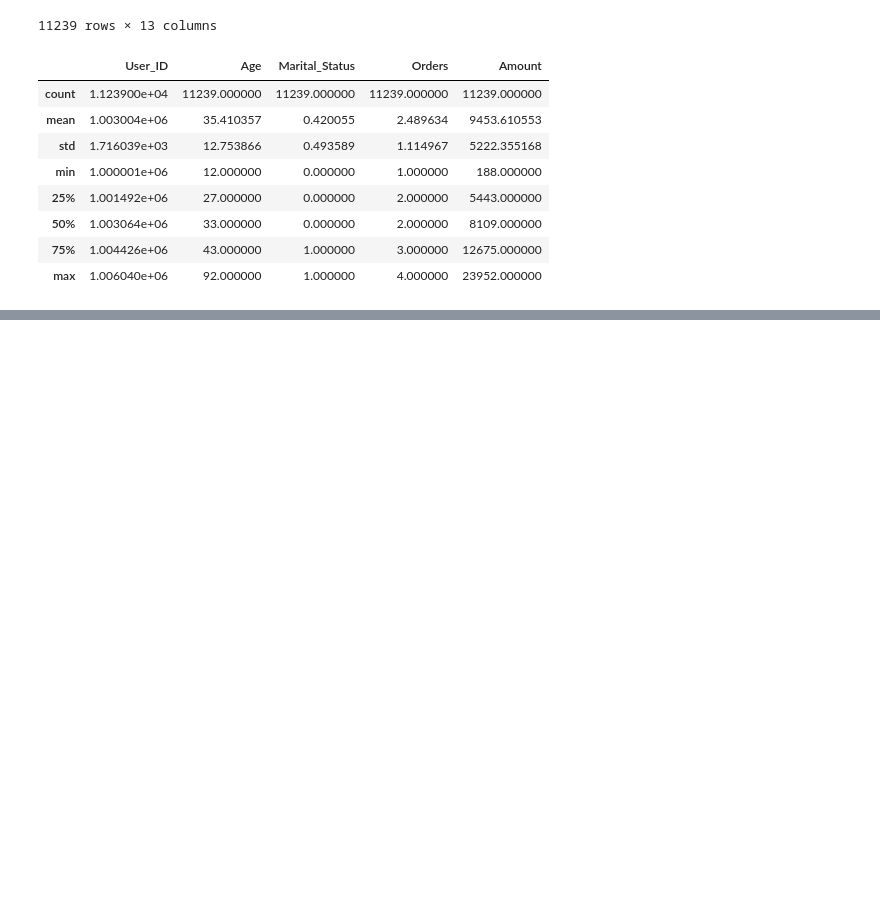
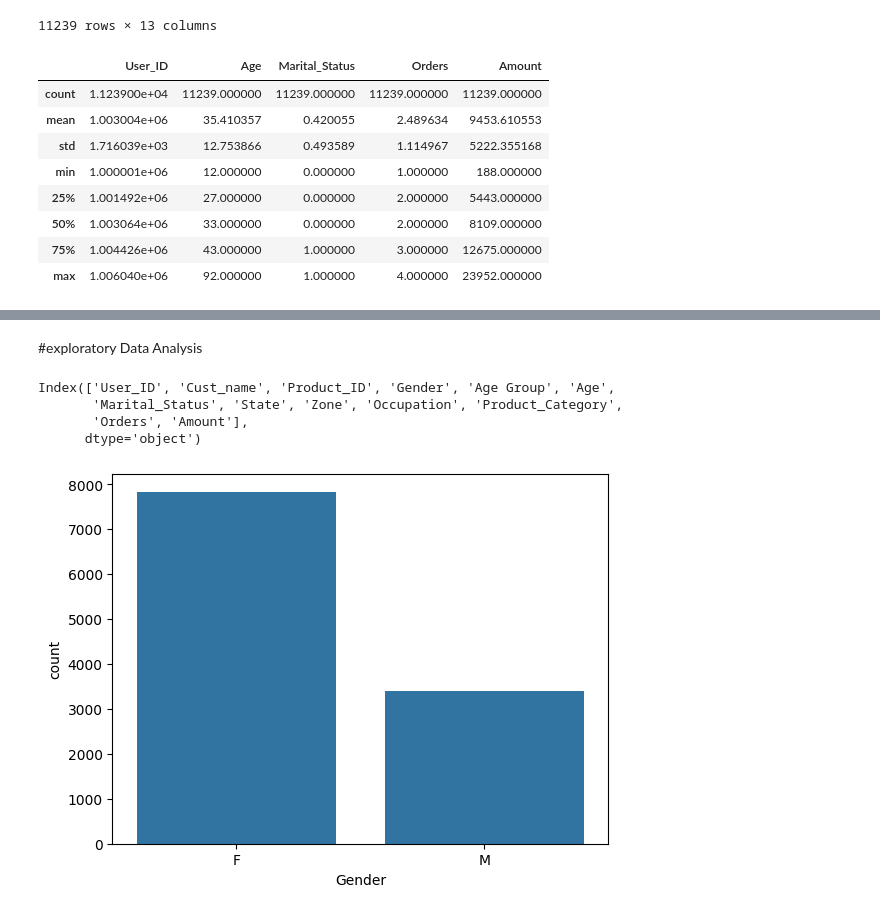
Before and after one commit to Sahilkushwaha7777/practice-project, a Jupyter notebook: diwali_sales_analytics.ipynb, the cells around one changed output, grey strips where cells are left out. Cells and saved outputs as stored; diff of their text form; code cells hidden in the pictures; blank space fills up the shorter version.

```diff
--- a/diwali_sales_analytics.ipynb
+++ b/diwali_sales_analytics.ipynb
@@ -174,0 +185,13 @@ df.describe()
+# %% [markdown]
+#exploratory Data Analysis
+# %%
+df.columns
+# %% [output]
+Index(['User_ID', 'Cust_name', 'Product_ID', 'Gender', 'Age Group', 'Age',
+       'Marital_Status', 'State', 'Zone', 'Occupation', 'Product_Category',
+       'Orders', 'Amount'],
+      dtype='object')
+# %%
+ax = sns.countplot(x = 'Gender', data = df)
+# %% [output]
+[figure, added]
```
Also changed, not shown: parts of 7 cells of this notebook.
